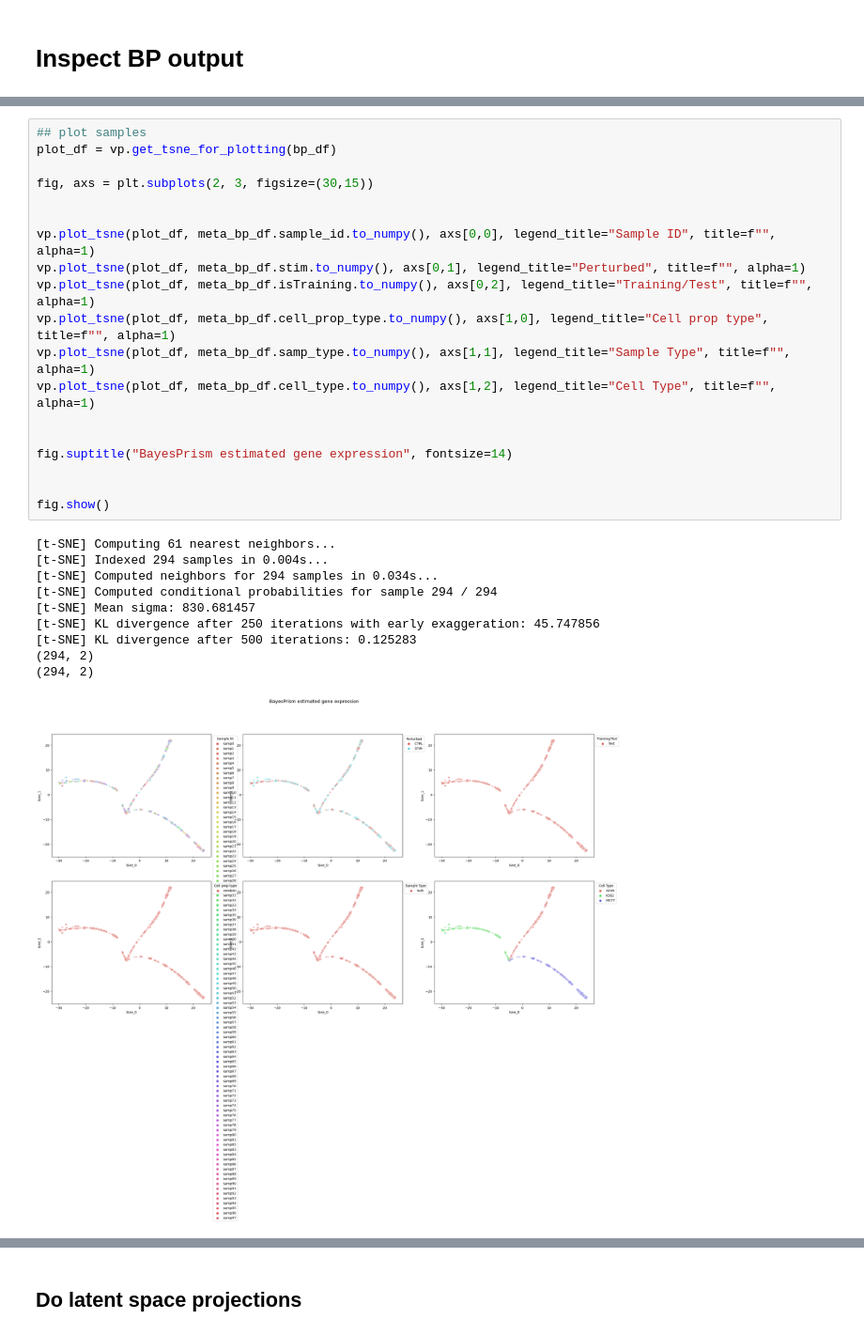
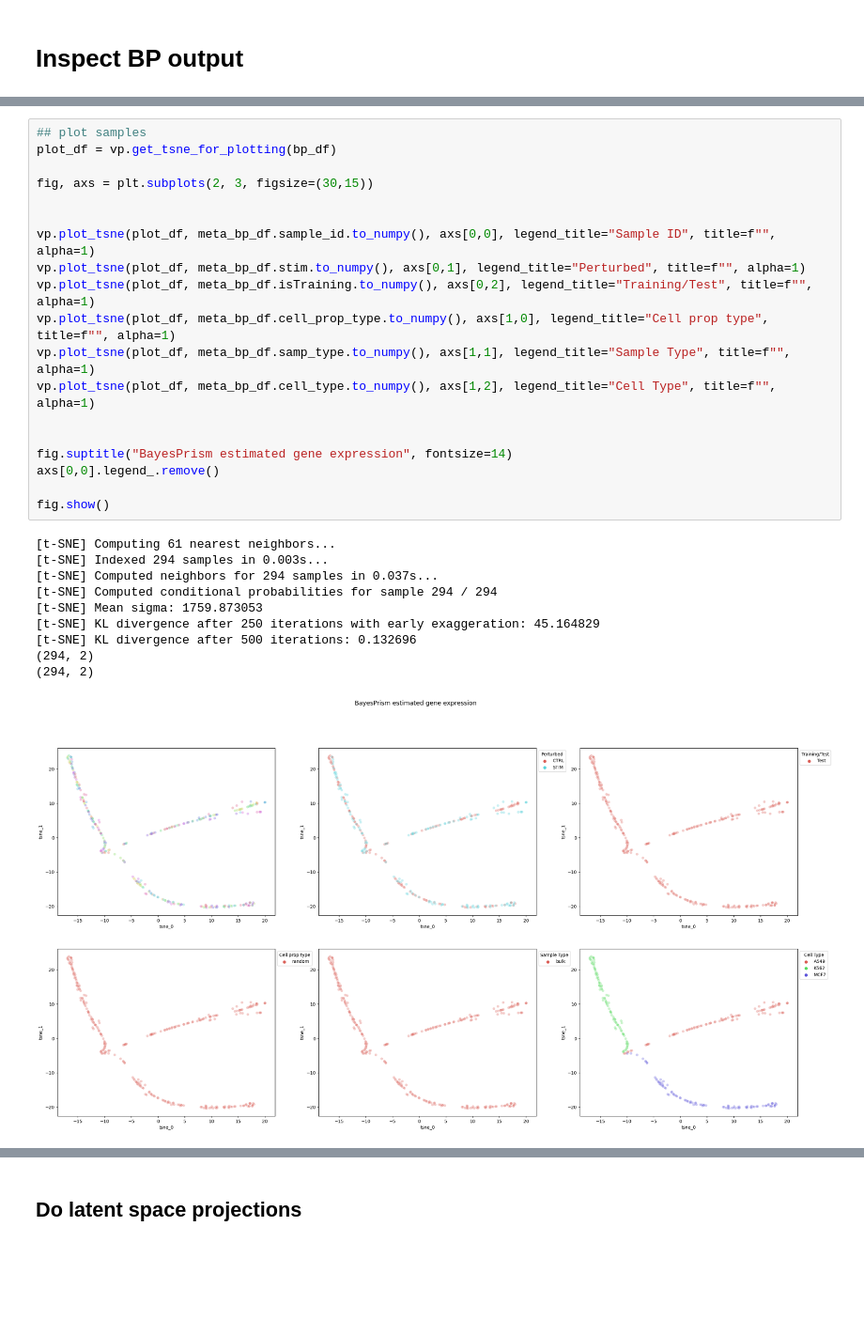
Before and after one commit to greenelab/buddi_analysis, a Jupyter notebook: l1000_sciplex_analysis/sciplex_comparators/sciplex_BP_analysis.ipynb, the cells around one changed output, grey strips where cells are left out. Shown at 94% size. Saved outputs shown, nothing was run; the diff lists cells and outputs as text; blank space fills up the shorter version.

Commit message:
fixed a plot in response to PR

```diff
--- a/l1000_sciplex_analysis/sciplex_comparators/sciplex_BP_analysis.ipynb
+++ b/l1000_sciplex_analysis/sciplex_comparators/sciplex_BP_analysis.ipynb
@@ -388,33 +381,33 @@ bp_df
 # %%
 ## plot samples
 plot_df = vp.get_tsne_for_plotting(bp_df)
 
 fig, axs = plt.subplots(2, 3, figsize=(30,15))
 
 
 vp.plot_tsne(plot_df, meta_bp_df.sample_id.to_numpy(), axs[0,0], legend_title="Sample ID", title=f"", alpha=1)
 vp.plot_tsne(plot_df, meta_bp_df.stim.to_numpy(), axs[0,1], legend_title="Perturbed", title=f"", alpha=1)
 vp.plot_tsne(plot_df, meta_bp_df.isTraining.to_numpy(), axs[0,2], legend_title="Training/Test", title=f"", alpha=1)
 vp.plot_tsne(plot_df, meta_bp_df.cell_prop_type.to_numpy(), axs[1,0], legend_title="Cell prop type", title=f"", alpha=1)
 vp.plot_tsne(plot_df, meta_bp_df.samp_type.to_numpy(), axs[1,1], legend_title="Sample Type", title=f"", alpha=1)
 vp.plot_tsne(plot_df, meta_bp_df.cell_type.to_numpy(), axs[1,2], legend_title="Cell Type", title=f"", alpha=1)
 
 
 fig.suptitle("BayesPrism estimated gene expression", fontsize=14)
-
+axs[0,0].legend_.remove()
 
 fig.show()
 # %% [output]
 [t-SNE] Computing 61 nearest neighbors...
-[t-SNE] Indexed 294 samples in 0.004s...
-[t-SNE] Computed neighbors for 294 samples in 0.034s...
+[t-SNE] Indexed 294 samples in 0.003s...
+[t-SNE] Computed neighbors for 294 samples in 0.037s...
 [t-SNE] Computed conditional probabilities for sample 294 / 294
-[t-SNE] Mean sigma: 830.681457
-[t-SNE] KL divergence after 250 iterations with early exaggeration: 45.747856
-[t-SNE] KL divergence after 500 iterations: 0.125283
+[t-SNE] Mean sigma: 1759.873053
+[t-SNE] KL divergence after 250 iterations with early exaggeration: 45.164829
+[t-SNE] KL divergence after 500 iterations: 0.132696
 (294, 2)
 (294, 2)
-[figure, old version]
+[figure, new version]
 # %%
 meta_bp_df
 # %% [output]
```
Also changed, not shown: parts of 6 cells of this notebook.
